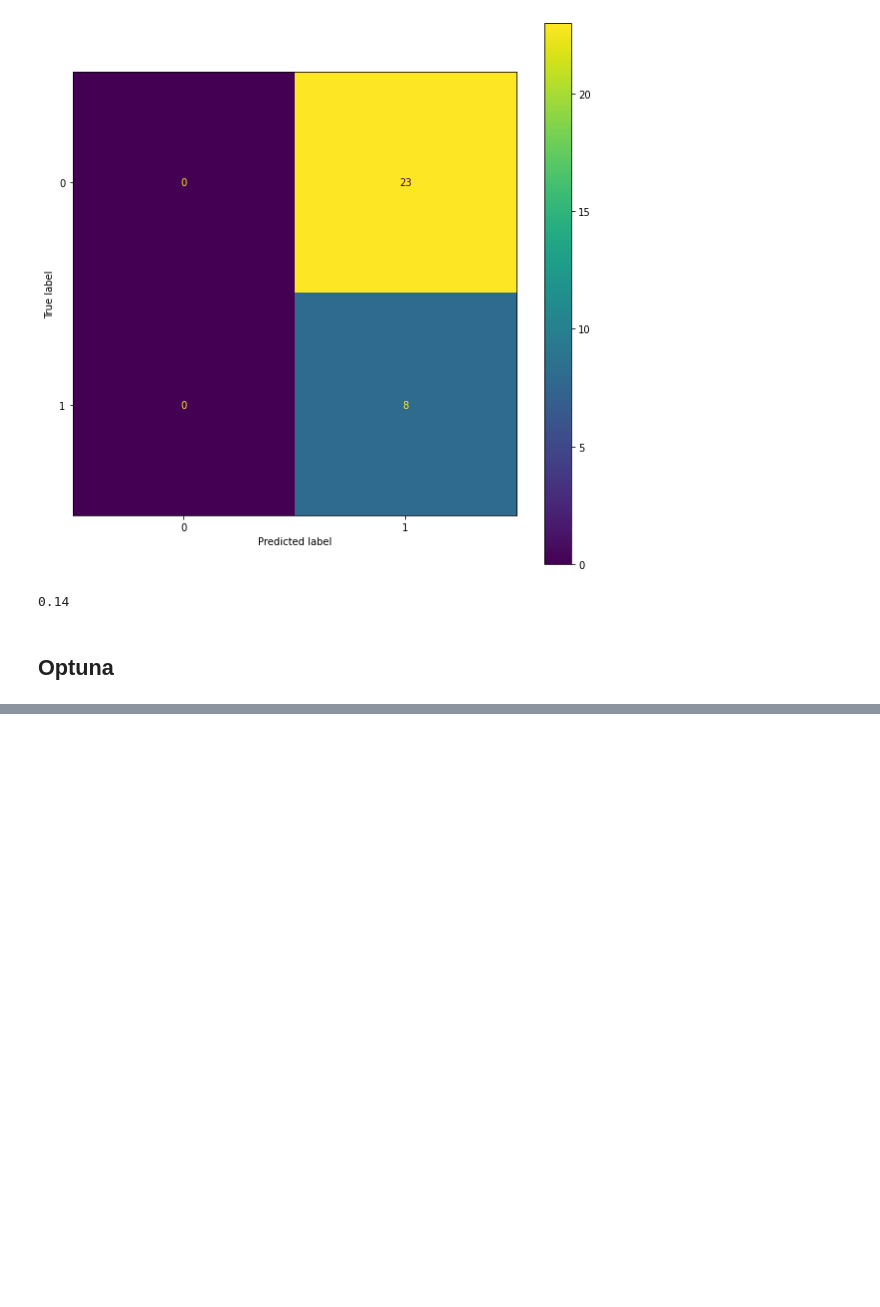
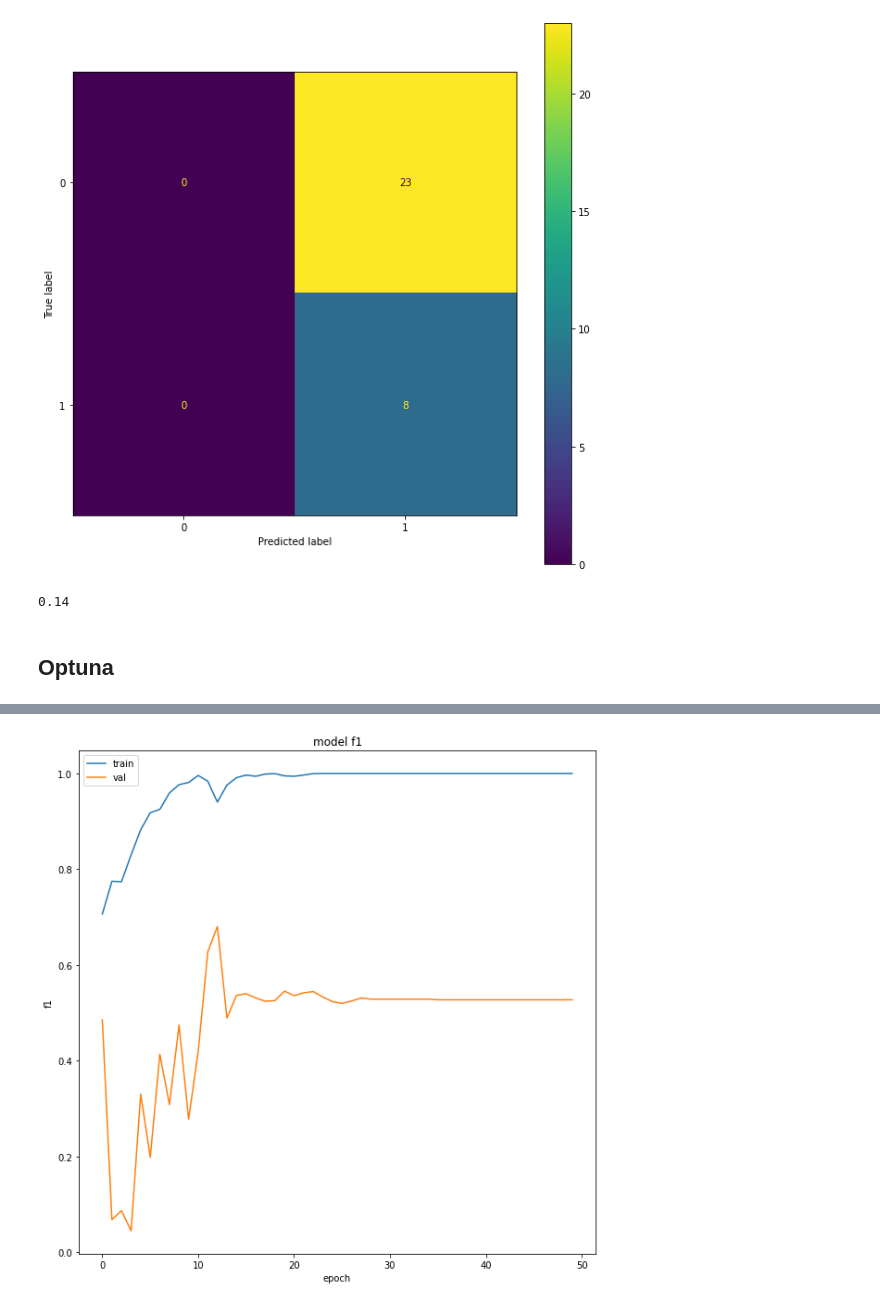
Before and after one commit to Protechted/AI-Model-Training, a Jupyter notebook: notebooks/training_test.ipynb, the cells around one changed output, grey strips where cells are left out. Drawn from its saved outputs; the diff is of its cells as text; code cells hidden in the pictures; blank space fills up the shorter version.

```diff
--- a/notebooks/training_test.ipynb
+++ b/notebooks/training_test.ipynb
@@ -1055,0 +1157,13 @@ model.save("../models/model_" + str(round(f_beta,2)) + ".h5")
+# %%
+best_params = {'dropout': 0.2202173266352157, 'l2': 4.48676840243404e-09, 'learning_rate': 0.01666253825835844, 'noise': 0.003281487928381318, 'batch_size': 51}
+dropout, l2, learning_rate, noise, batch_size = best_params['dropout'], best_params['l2'], best_params['learning_rate'], best_params['noise'], best_params['batch_size']
+# %%
+early_stopping_monitor = EarlyStopping(
+    monitor='val_f1',
+    min_delta=0,
+    patience=50,
+    verbose=0,
+    mode='max',
+    baseline=None,
+    restore_best_weights=True
+)
@@ -1055,0 +1190,20 @@ model.save("../models/model_" + str(round(f_beta,2)) + ".h5")
+# %%
+dropout = 0.4
+l2 = 0.01
+learning_rate = 0.01
+# %%
+x_in = Input(shape=(X_train.shape[1], X_train.shape[2]))
+o = GaussianNoise(noise)(x_in)
+o = GRU(units=64, return_sequences=True)(o)
+o = GRU(units=64, return_sequences=False)(o)
+o = Dropout(dropout)(o)
+o = Dense(64, activation='leaky_relu', kernel_regularizer=tf.keras.regularizers.l2(l2))(o)
+o = Dropout(dropout)(o)
+o = Dense(64, activation='leaky_relu', kernel_regularizer=tf.keras.regularizers.l2(l2))(o)
+o = Dropout(dropout)(o)
+o = Dense(1, activation='sigmoid')(o)
+model = Model(inputs=x_in, outputs=o)
+
+optimizer = tf.keras.optimizers.Adam(learning_rate=learning_rate)
+model.compile(optimizer=optimizer, loss='binary_crossentropy', metrics=[Recall(name="recall"), Precision(name="precision"), F1Score(name="f1", num_classes=1, threshold=0.5)])
+history = model.fit(X_train, y_train, epochs=50,  validation_data=(X_val, y_val), batch_size=128, callbacks=[early_stopping_monitor]).history
@@ -1055,0 +1228,11 @@ model.save("../models/model_" + str(round(f_beta,2)) + ".h5")
+# %%
+# plot f1
+plt.plot(history['f1'])
+plt.plot(history['val_f1'])
+plt.title('model f1')
+plt.ylabel('f1')
+plt.xlabel('epoch')
+plt.legend(['train', 'val'], loc='upper left')
+plt.show()
+# %% [output]
+[figure, added]
```
Also changed, not shown: parts of 78 cells of this notebook.
